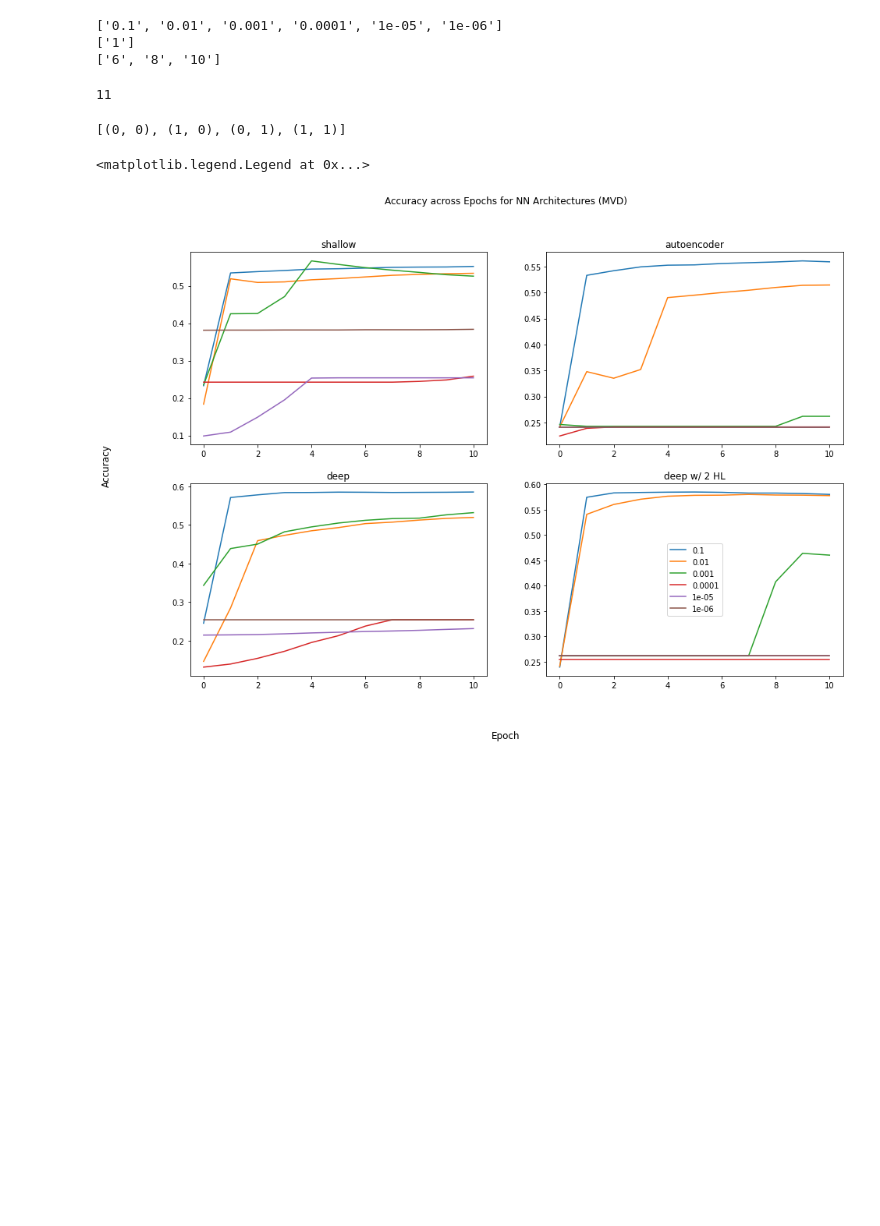
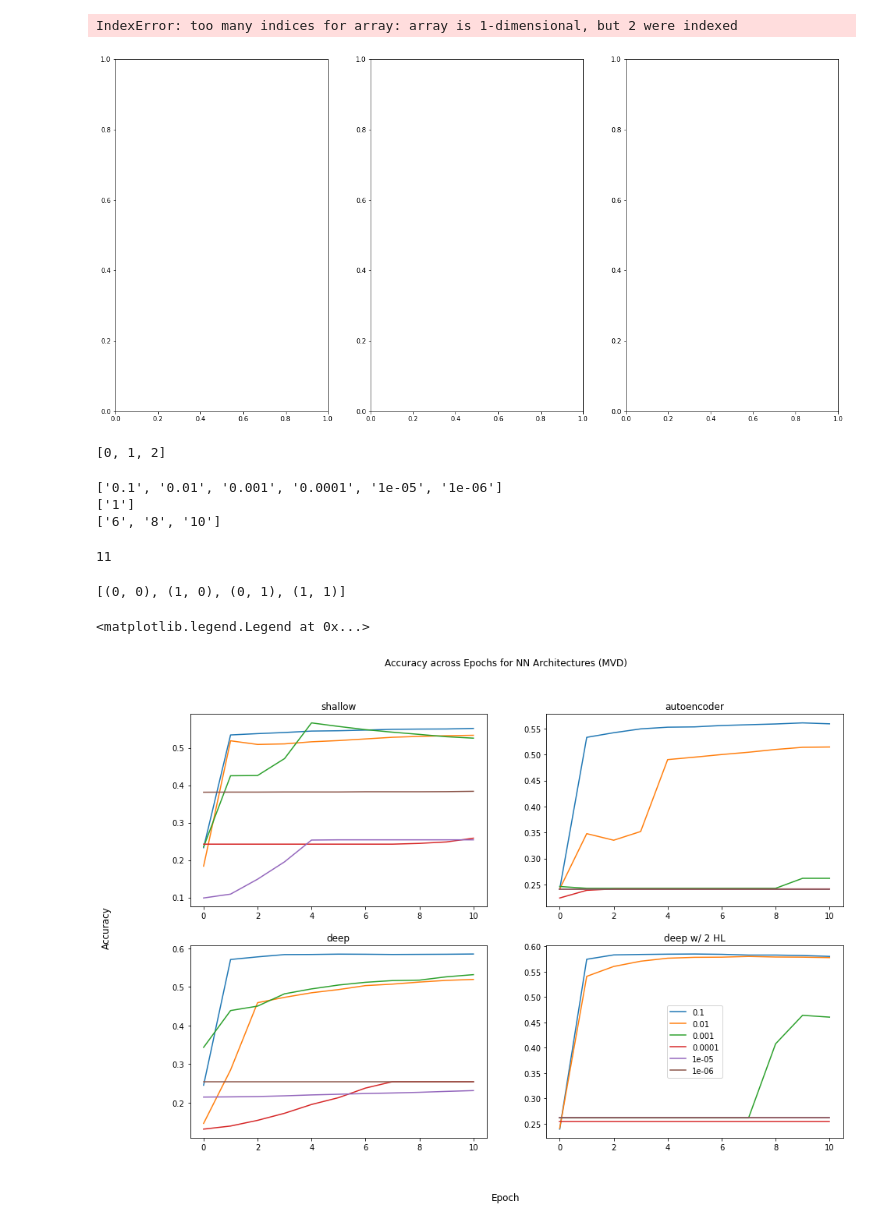
Before and after one commit to 170A-Capstone/Acoustic-Classification, a Jupyter notebook: grid_search_visualization.ipynb, the cells around one changed output. Saved outputs shown, nothing was run; the diff lists cells and outputs as text; code cells hidden in the pictures; blank space fills up the shorter version.

```diff
--- a/grid_search_visualization.ipynb
+++ b/grid_search_visualization.ipynb
@@ -53,3 +65,29 @@ plt.legend()
+# %%
+fig,axes = plt.subplots(len(_cls),len(lds),figsize=(20,10))
+
+for row,cl in enumerate(_cls):
+
+    for col,ld in enumerate(lds):
+
+        ax = axes[row,col]
+
+        for lr in lrs:
+            losses = data[lr][cl][ld]['losses']
+            losses = eval(losses.replace('nan','-1'))
+            ax.plot(losses,label=lr)
+            ax.set_title(f'cl:{cl} x ld:{ld}')
+
+fig.suptitle('Loss across 5 Epochs for different Learning Rates, Latent Dimensions and Coding Layers')
+fig.supxlabel('Epoch')
+fig.supylabel('Loss')
+plt.legend()
+# %% [output]
+IndexError: too many indices for array: array is 1-dimensional, but 2 were indexed
+[figure, added]
+# %%
+[.001,.005,.01,.05]
+# %% [output]
+[0, 1, 2]
 # %%
 n = len(model_classes)
 fig,axes = plt.subplots(2,2,figsize=(15,10))
```
Also changed, not shown: parts of 7 cells of this notebook, 13 other files.
